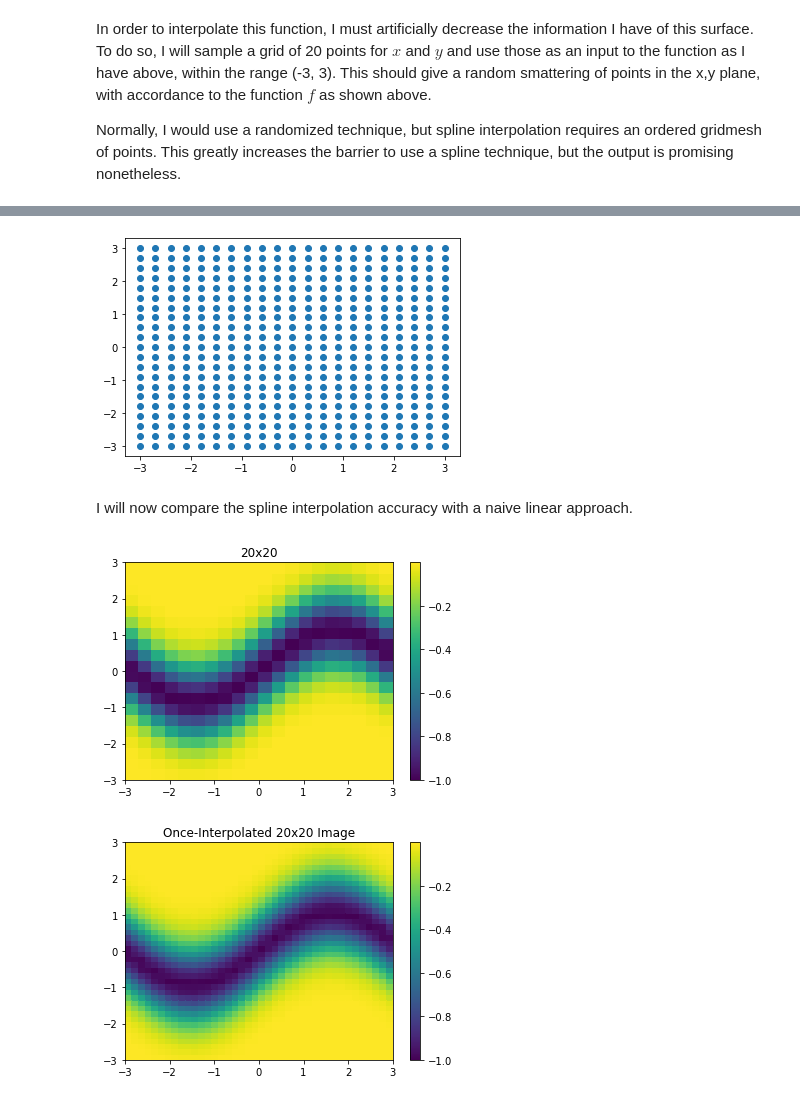
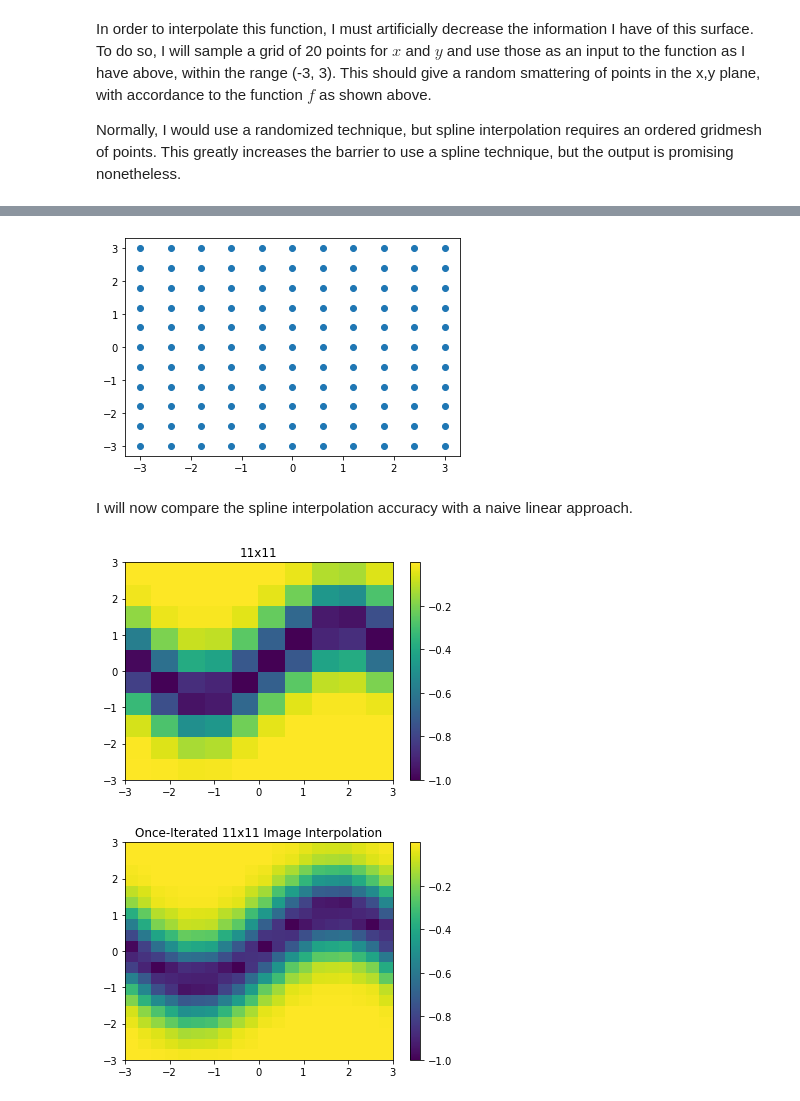
Before and after one commit to nlumiere/Interpolation-Techniques, a Jupyter notebook: Spline_Interpolation.ipynb, the cells around one changed output, grey strips where cells are left out. Cells and saved outputs as stored; diff of their text form; code cells hidden in the pictures.

```diff
--- a/Spline_Interpolation.ipynb
+++ b/Spline_Interpolation.ipynb
@@ -35,7 +35,7 @@ Normally, I would use a randomized technique, but spline interpolation requires
 # much of the following code is adapted from scipy.interpolate example code
 # https://docs.scipy.org/doc/scipy/reference/tutorial/interpolate.html
 # %%
-x_edges, y_edges = np.mgrid[-3:3:21j, -3:3:21j]
+x_edges, y_edges = np.mgrid[-3:3:11j, -3:3:11j]
 x = x_edges[:-1, :-1] + np.diff(x_edges[:2, 0])[0]*1.5
 y = y_edges[:-1, :-1] + np.diff(y_edges[0, :2])[0] *1.5
 # %%
@@ -63,18 +59,18 @@ I'm not sure what's going on with first ~10 columns of pixels, but the rest of t
 plt.scatter(x_edges, y_edges)
 plt.show()
 # %% [output]
-[figure, old version]
+[figure, new version]
 # %% [markdown]
 I will now compare the spline interpolation accuracy with a naive linear approach.
 # %%
 
-z_test = np.zeros((21, 21))
-for i in range(21):
-    for j in range(21):
+z_test = np.zeros((11, 11))
+for i in range(11):
+    for j in range(11):
         z_test[i][j] = f(x_edges[i][j], y_edges[i][j])
 
 
-test_arr = np.asarray([[1,2,3],[4,5,6],[7,8,9]])
+# test_arr = np.asarray([[1,2,3],[4,5,6],[7,8,9]])
 
 def instantiate(arr2da, arr2db):
     for i in range(len(arr2da)):
@@ -86,35 +82,35 @@ def increase_density(arr2d):
     sizeX = len(arr2d)
     sizeY = len(arr2d[0])
     newX = (sizeX-1)*2 + 1
     newY = (sizeY-1)*2 + 1
     arr2d_dense = np.zeros((newX, newY))
     arr2d_dense = instantiate(arr2d, arr2d_dense)
 
     for i in range(sizeX - 1):
         for j in range(sizeY - 1):
             arr2d_dense[i*2 + 1][j*2] = (arr2d_dense[i*2][j*2] + arr2d_dense[(i+1)*2][j*2])/2
             arr2d_dense[i*2][j*2 + 1] = (arr2d_dense[i*2][j*2] + arr2d_dense[i*2][(j+1)*2])/2
 
 #     final row (on bottom) of matrix
     for i in range(sizeX - 1):
         arr2d_dense[i*2 + 1][newY-1] = (arr2d_dense[i*2][newY-1] + arr2d_dense[i*2 + 2][newY-1])/2
 #     final column (on far-right side) of matrix
     for j in range(sizeY - 1):
         arr2d_dense[newX-1][j*2 + 1] = (arr2d_dense[newX-1][j*2] + arr2d_dense[newX-1][j*2 + 2])/2
 
 #     centers of localized expansion
     for i in range(sizeX - 1):
         for j in range(sizeY - 1):
             arr2d_dense[i*2 + 1][j*2 + 1] = (arr2d_dense[i*2][j*2] + arr2d_dense[i*2+1][j*2] + arr2d_dense[i*2 + 2][j*2] + arr2d_dense[i*2][j*2 + 1] + arr2d_dense[i*2 + 2][j*2 + 1] + arr2d_dense[i*2][j*2 + 2] + arr2d_dense[i*2 + 1][j*2 + 2] + arr2d_dense[i*2 + 2][j*2 + 2])/8
 
     return arr2d_dense
 
 plt.pcolormesh(x_edges, y_edges, z_test)
 plt.colorbar()
-plt.title('20x20')
+plt.title('11x11')
 plt.show()
 # %% [output]
-[figure, old version]
+[figure, new version]
 # %%
 a = increase_density(x_edges)
 b = increase_density(y_edges)
@@ -122,10 +118,10 @@ c = increase_density(z_test)
 
 plt.pcolormesh(a, b, c)
 plt.colorbar()
-plt.title('Once-Iterated 20x20 Image Interpolation')
+plt.title('Once-Iterated 11x11 Image Interpolation')
 plt.show()
 # %% [output]
-[figure, old version]
+[figure, new version]
 # %%
 z_naivedense = increase_density(c)
 
```
Also changed, not shown: parts of 15 cells of this notebook.
